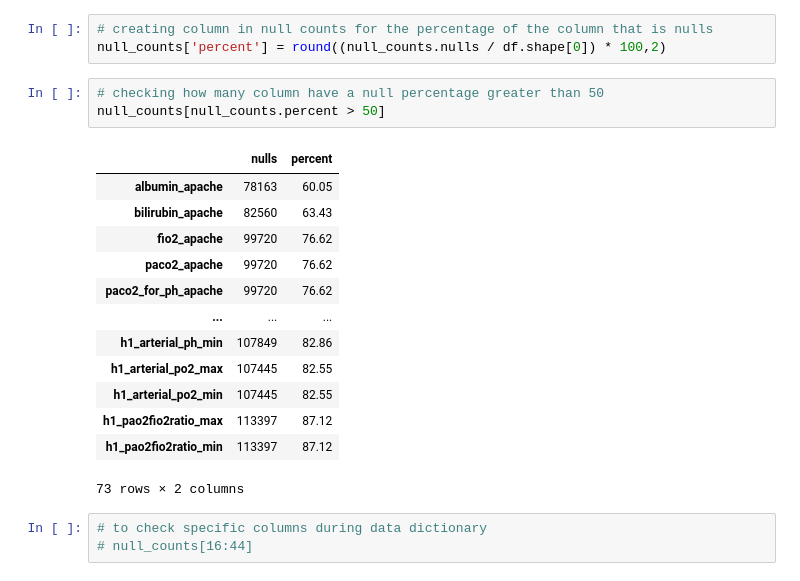
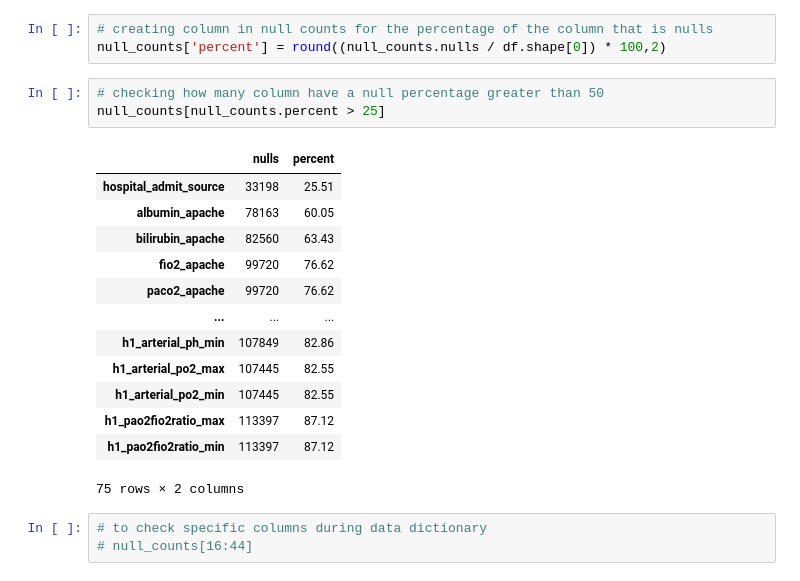
Before and after one commit to ThompsonBethany01/WiDS_Datathon_2021, a Jupyter notebook: Wrangle_Notebook.ipynb, the cells around one changed output. Saved outputs shown, nothing was run; the diff lists cells and outputs as text.

```diff
--- a/Wrangle_Notebook.ipynb
+++ b/Wrangle_Notebook.ipynb
@@ -64,21 +64,21 @@ null_counts.columns = ['nulls']
 null_counts['percent'] = round((null_counts.nulls / df.shape[0]) * 100,2)
 # %%
 # checking how many column have a null percentage greater than 50
-null_counts[null_counts.percent > 50]
+null_counts[null_counts.percent > 25]
 # %% [output]
 |  | nulls | percent |
+| hospital_admit_source | 33198 | 25.51 |
 | albumin_apache | 78163 | 60.05 |
 | bilirubin_apache | 82560 | 63.43 |
 | fio2_apache | 99720 | 76.62 |
 | paco2_apache | 99720 | 76.62 |
-| paco2_for_ph_apache | 99720 | 76.62 |
 | ... | ... | ... |
 | h1_arterial_ph_min | 107849 | 82.86 |
 | h1_arterial_po2_max | 107445 | 82.55 |
 | h1_arterial_po2_min | 107445 | 82.55 |
 | h1_pao2fio2ratio_max | 113397 | 87.12 |
 | h1_pao2fio2ratio_min | 113397 | 87.12 |
-73 rows × 2 columns
+75 rows × 2 columns
 # %%
 # to check specific columns during data dictionary
 # null_counts[16:44]
```
Also changed, not shown: parts of 16 cells of this notebook, 1 other file.
